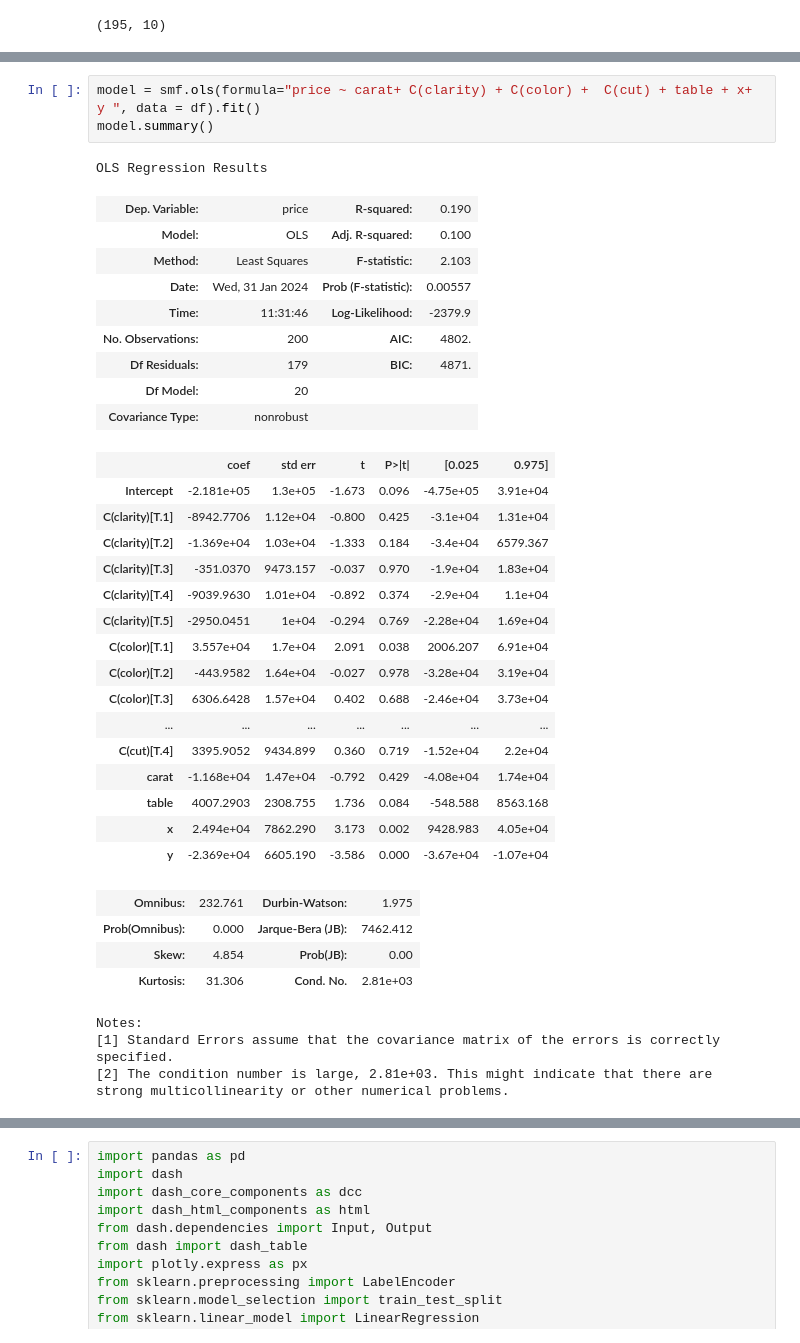
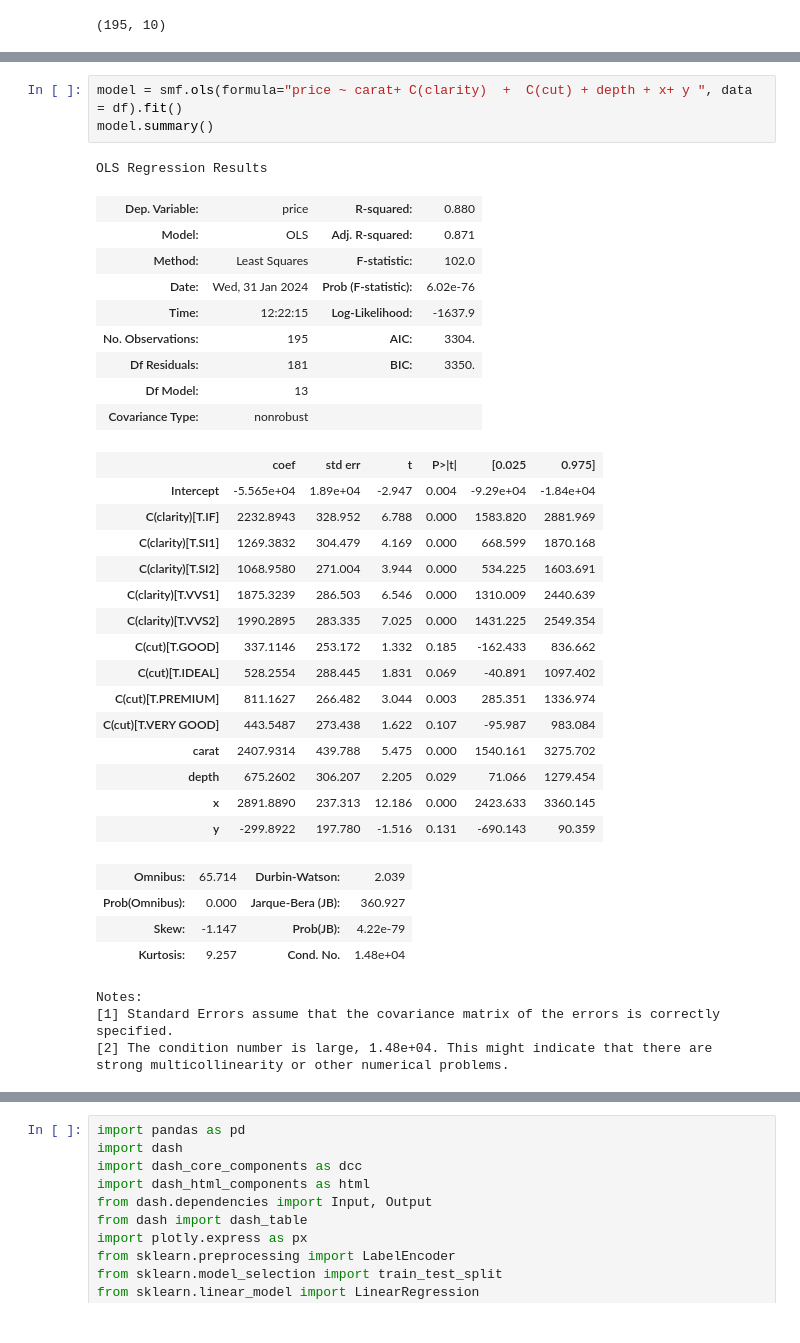
Before and after one commit to karolsobotka/PAD, a Jupyter notebook: messy_data_proj/etap_tworzenia_modelu_regresji.ipynb, the cells around one changed output, grey strips where cells are left out. Cells and saved outputs as stored; diff of their text form.

```diff
--- a/messy_data_proj/etap_tworzenia_modelu_regresji.ipynb
+++ b/messy_data_proj/etap_tworzenia_modelu_regresji.ipynb
@@ -175,41 +132,40 @@ Notes:
 [2] The condition number is large, 1.53e+04. This might indicate that there are
 strong multicollinearity or other numerical problems.
 # %%
-model = smf.ols(formula="price ~ carat+ C(clarity) + C(color) +  C(cut) + table + x+ y ", data = df).fit()
+model = smf.ols(formula="price ~ carat+ C(clarity)  +  C(cut) + depth + x+ y ", data = df).fit()
 model.summary()
 # %% [output]
 OLS Regression Results
-| Dep. Variable: | price | R-squared: | 0.190 |
-| Model: | OLS | Adj. R-squared: | 0.100 |
-| Method: | Least Squares | F-statistic: | 2.103 |
-| Date: | Wed, 31 Jan 2024 | Prob (F-statistic): | 0.00557 |
-| Time: | 11:31:46 | Log-Likelihood: | -2379.9 |
-| No. Observations: | 200 | AIC: | 4802. |
-| Df Residuals: | 179 | BIC: | 4871. |
-| Df Model: | 20 |  |  |
+| Dep. Variable: | price | R-squared: | 0.880 |
+| Model: | OLS | Adj. R-squared: | 0.871 |
+| Method: | Least Squares | F-statistic: | 102.0 |
+| Date: | Wed, 31 Jan 2024 | Prob (F-statistic): | 6.02e-76 |
+| Time: | 12:22:15 | Log-Likelihood: | -1637.9 |
+| No. Observations: | 195 | AIC: | 3304. |
+| Df Residuals: | 181 | BIC: | 3350. |
+| Df Model: | 13 |  |  |
 | Covariance Type: | nonrobust |  |  |
 |  | coef | std err | t | P>|t| | [0.025 | 0.975] |
-| Intercept | -2.181e+05 | 1.3e+05 | -1.673 | 0.096 | -4.75e+05 | 3.91e+04 |
-| C(clarity)[T.1] | -8942.7706 | 1.12e+04 | -0.800 | 0.425 | -3.1e+04 | 1.31e+04 |
-| C(clarity)[T.2] | -1.369e+04 | 1.03e+04 | -1.333 | 0.184 | -3.4e+04 | 6579.367 |
-| C(clarity)[T.3] | -351.0370 | 9473.157 | -0.037 | 0.970 | -1.9e+04 | 1.83e+04 |
-| C(clarity)[T.4] | -9039.9630 | 1.01e+04 | -0.892 | 0.374 | -2.9e+04 | 1.1e+04 |
-| C(clarity)[T.5] | -2950.0451 | 1e+04 | -0.294 | 0.769 | -2.28e+04 | 1.69e+04 |
-| C(color)[T.1] | 3.557e+04 | 1.7e+04 | 2.091 | 0.038 | 2006.207 | 6.91e+04 |
-| C(color)[T.2] | -443.9582 | 1.64e+04 | -0.027 | 0.978 | -3.28e+04 | 3.19e+04 |
-| C(color)[T.3] | 6306.6428 | 1.57e+04 | 0.402 | 0.688 | -2.46e+04 | 3.73e+04 |
-| ... | ... | ... | ... | ... | ... | ... |
-| C(cut)[T.4] | 3395.9052 | 9434.899 | 0.360 | 0.719 | -1.52e+04 | 2.2e+04 |
-| carat | -1.168e+04 | 1.47e+04 | -0.792 | 0.429 | -4.08e+04 | 1.74e+04 |
-| table | 4007.2903 | 2308.755 | 1.736 | 0.084 | -548.588 | 8563.168 |
-| x | 2.494e+04 | 7862.290 | 3.173 | 0.002 | 9428.983 | 4.05e+04 |
-| y | -2.369e+04 | 6605.190 | -3.586 | 0.000 | -3.67e+04 | -1.07e+04 |
+| Intercept | -5.565e+04 | 1.89e+04 | -2.947 | 0.004 | -9.29e+04 | -1.84e+04 |
+| C(clarity)[T.IF] | 2232.8943 | 328.952 | 6.788 | 0.000 | 1583.820 | 2881.969 |
+| C(clarity)[T.SI1] | 1269.3832 | 304.479 | 4.169 | 0.000 | 668.599 | 1870.168 |
+| C(clarity)[T.SI2] | 1068.9580 | 271.004 | 3.944 | 0.000 | 534.225 | 1603.691 |
+| C(clarity)[T.VVS1] | 1875.3239 | 286.503 | 6.546 | 0.000 | 1310.009 | 2440.639 |
+| C(clarity)[T.VVS2] | 1990.2895 | 283.335 | 7.025 | 0.000 | 1431.225 | 2549.354 |
+| C(cut)[T.GOOD] | 337.1146 | 253.172 | 1.332 | 0.185 | -162.433 | 836.662 |
+| C(cut)[T.IDEAL] | 528.2554 | 288.445 | 1.831 | 0.069 | -40.891 | 1097.402 |
+| C(cut)[T.PREMIUM] | 811.1627 | 266.482 | 3.044 | 0.003 | 285.351 | 1336.974 |
+| C(cut)[T.VERY GOOD] | 443.5487 | 273.438 | 1.622 | 0.107 | -95.987 | 983.084 |
+| carat | 2407.9314 | 439.788 | 5.475 | 0.000 | 1540.161 | 3275.702 |
+| depth | 675.2602 | 306.207 | 2.205 | 0.029 | 71.066 | 1279.454 |
+| x | 2891.8890 | 237.313 | 12.186 | 0.000 | 2423.633 | 3360.145 |
+| y | -299.8922 | 197.780 | -1.516 | 0.131 | -690.143 | 90.359 |
-| Omnibus: | 232.761 | Durbin-Watson: | 1.975 |
-| Prob(Omnibus): | 0.000 | Jarque-Bera (JB): | 7462.412 |
-| Skew: | 4.854 | Prob(JB): | 0.00 |
-| Kurtosis: | 31.306 | Cond. No. | 2.81e+03 |
+| Omnibus: | 65.714 | Durbin-Watson: | 2.039 |
+| Prob(Omnibus): | 0.000 | Jarque-Bera (JB): | 360.927 |
+| Skew: | -1.147 | Prob(JB): | 4.22e-79 |
+| Kurtosis: | 9.257 | Cond. No. | 1.48e+04 |
 Notes:
 [1] Standard Errors assume that the covariance matrix of the errors is correctly specified.
-[2] The condition number is large, 2.81e+03. This might indicate that there are
+[2] The condition number is large, 1.48e+04. This might indicate that there are
 strong multicollinearity or other numerical problems.
 # %%
```
Also changed, not shown: parts of 13 cells of this notebook, 1 other file.
